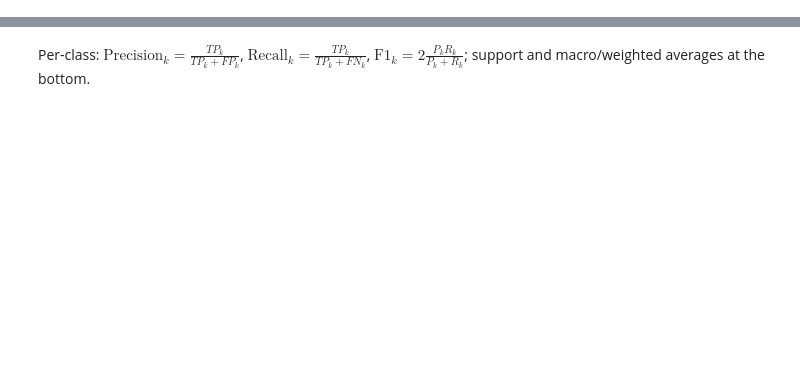
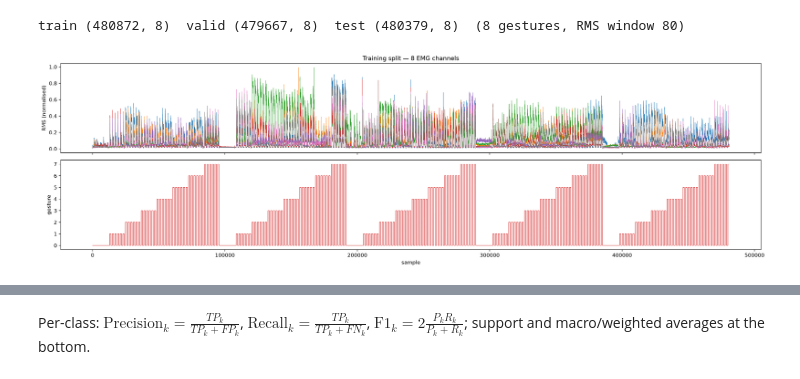
Before and after one commit to aljazfrancic/myo-keras, a Jupyter notebook: myo-keras.ipynb, the cells around one changed output, grey strips where cells are left out. Drawn from its saved outputs; the diff is of its cells as text; code cells hidden in the pictures; blank space fills up the shorter version.

```diff
--- a/myo-keras.ipynb
+++ b/myo-keras.ipynb
@@ -21,3 +59,10 @@ plt.rcParams['figure.dpi'] = FIGURE_DPI
 # %%
 train, train_labels, valid, valid_labels, test, test_labels = load_data_curated()
+
+# Sessions split deterministically by suffix: -1 train, -2 validation, -3 test.
+# Same participants, different recording days -> within-subject cross-session.
+print(f"train {train.shape}  valid {valid.shape}  test {test.shape}  "
+      f"({NUM_GESTURES} gestures, RMS window {RMS_WINDOW_SIZE})")
+# %% [output]
+train (480872, 8)  valid (479667, 8)  test (480379, 8)  (8 gestures, RMS window 80)
 # %%
@@ -29,7 +75,15 @@ train, train_labels, valid, valid_labels, test, test_labels = load_data_curated(
 # generate_curated()
 # %%
-plt.figure()
-plt.plot(train)
-plt.figure()
-plt.plot(train_labels)
+fig, ax = plt.subplots(2, 1, figsize=(20, 6), sharex=True)
+ax[0].plot(train, linewidth=0.5)
+ax[0].set_ylabel("RMS (normalised)")
+ax[0].set_title("Training split — 8 EMG channels")
+ax[1].plot(train_labels, linewidth=0.8, color="C3")
+ax[1].set_ylabel("gesture")
+ax[1].set_xlabel("sample")
+ax[1].set_yticks(range(NUM_GESTURES))
+plt.tight_layout()
+plt.show()
+# %% [output]
+[figure, added]
 # %%
```
Also changed, not shown: parts of 40 cells of this notebook, 12 other files.
